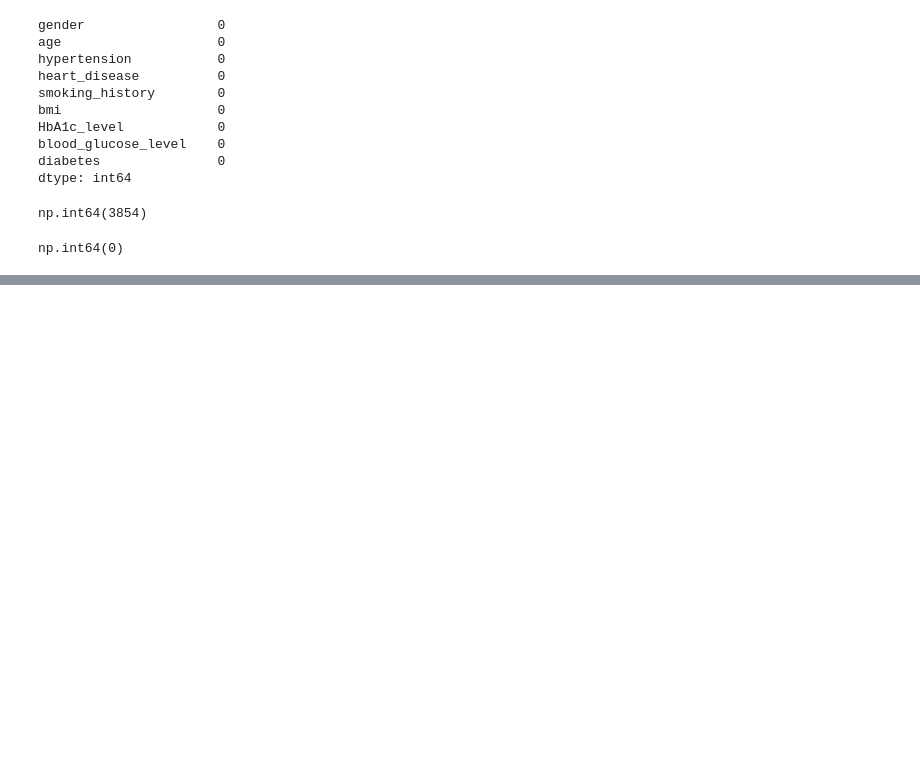
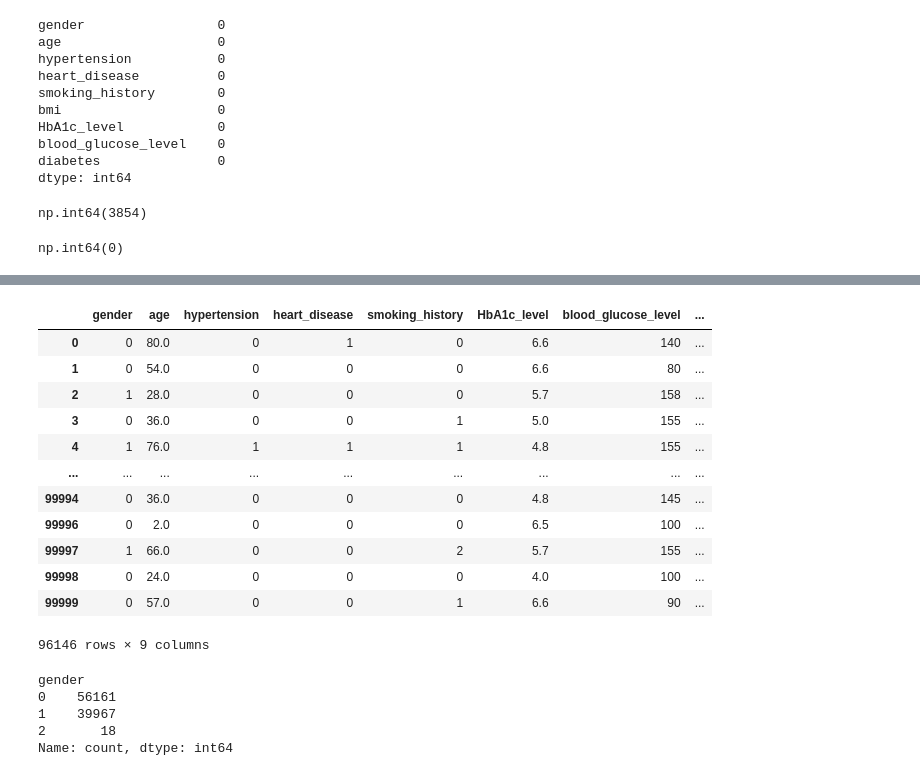
Before and after one commit to bhijanbastola/100days, a Jupyter notebook: DoNotOpen/diabetes.ipynb, the cells around one changed output, grey strips where cells are left out. Drawn from its saved outputs; the diff is of its cells as text; code cells hidden in the pictures; blank space fills up the shorter version.

```diff
--- a/DoNotOpen/diabetes.ipynb
+++ b/DoNotOpen/diabetes.ipynb
@@ -108,0 +127,4 @@ np.int64(0)
+# %%
+df.gender.replace({"Female":0,
+               "Male":1,
+               "Other":2},inplace=True)
@@ -108,0 +138,36 @@ np.int64(0)
+# %%
+bins = [0, 18.5, 25, 30, float("inf")]
+labels = ["Underweight", "Normal", "Overweight", "Obese"]
+
+df["bmi_categorical"] = pd.cut(
+    df["bmi"],
+    bins=bins,
+    labels=labels,
+    right=False
+)
+# %%
+df.drop(columns="bmi",inplace=True)
+# %%
+df
+# %% [output]
+|  | gender | age | hypertension | heart_disease | smoking_history | HbA1c_level | blood_glucose_level | ... |
+| 0 | 0 | 80.0 | 0 | 1 | 0 | 6.6 | 140 | ... |
+| 1 | 0 | 54.0 | 0 | 0 | 0 | 6.6 | 80 | ... |
+| 2 | 1 | 28.0 | 0 | 0 | 0 | 5.7 | 158 | ... |
+| 3 | 0 | 36.0 | 0 | 0 | 1 | 5.0 | 155 | ... |
+| 4 | 1 | 76.0 | 1 | 1 | 1 | 4.8 | 155 | ... |
+| ... | ... | ... | ... | ... | ... | ... | ... | ... |
+| 99994 | 0 | 36.0 | 0 | 0 | 0 | 4.8 | 145 | ... |
+| 99996 | 0 | 2.0 | 0 | 0 | 0 | 6.5 | 100 | ... |
+| 99997 | 1 | 66.0 | 0 | 0 | 2 | 5.7 | 155 | ... |
+| 99998 | 0 | 24.0 | 0 | 0 | 0 | 4.0 | 100 | ... |
+| 99999 | 0 | 57.0 | 0 | 0 | 1 | 6.6 | 90 | ... |
+96146 rows × 9 columns
+# %%
+df.gender.value_counts()
+# %% [output]
+gender
+0    56161
+1    39967
+2       18
+Name: count, dtype: int64
```
Also changed, not shown: parts of 15 cells of this notebook.
